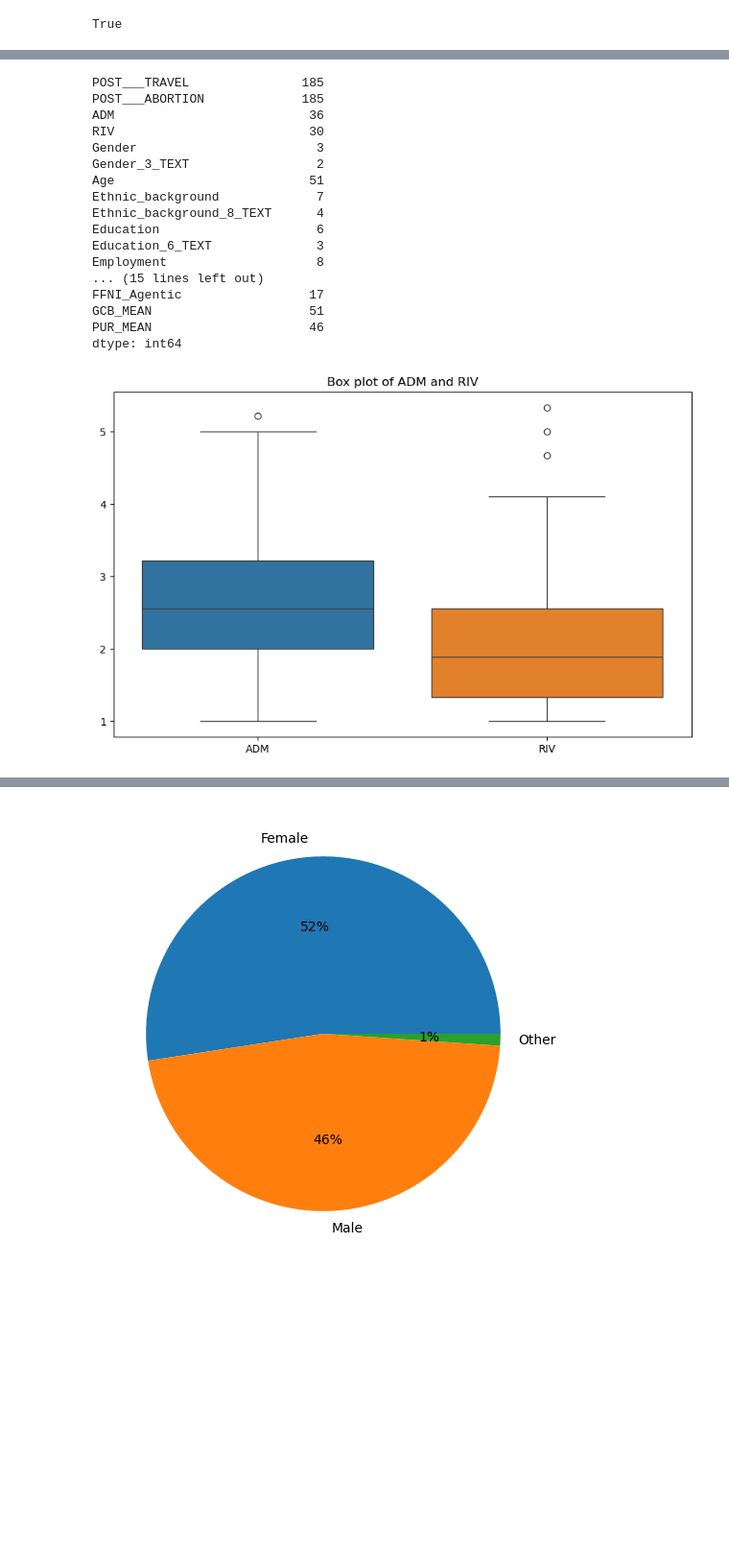
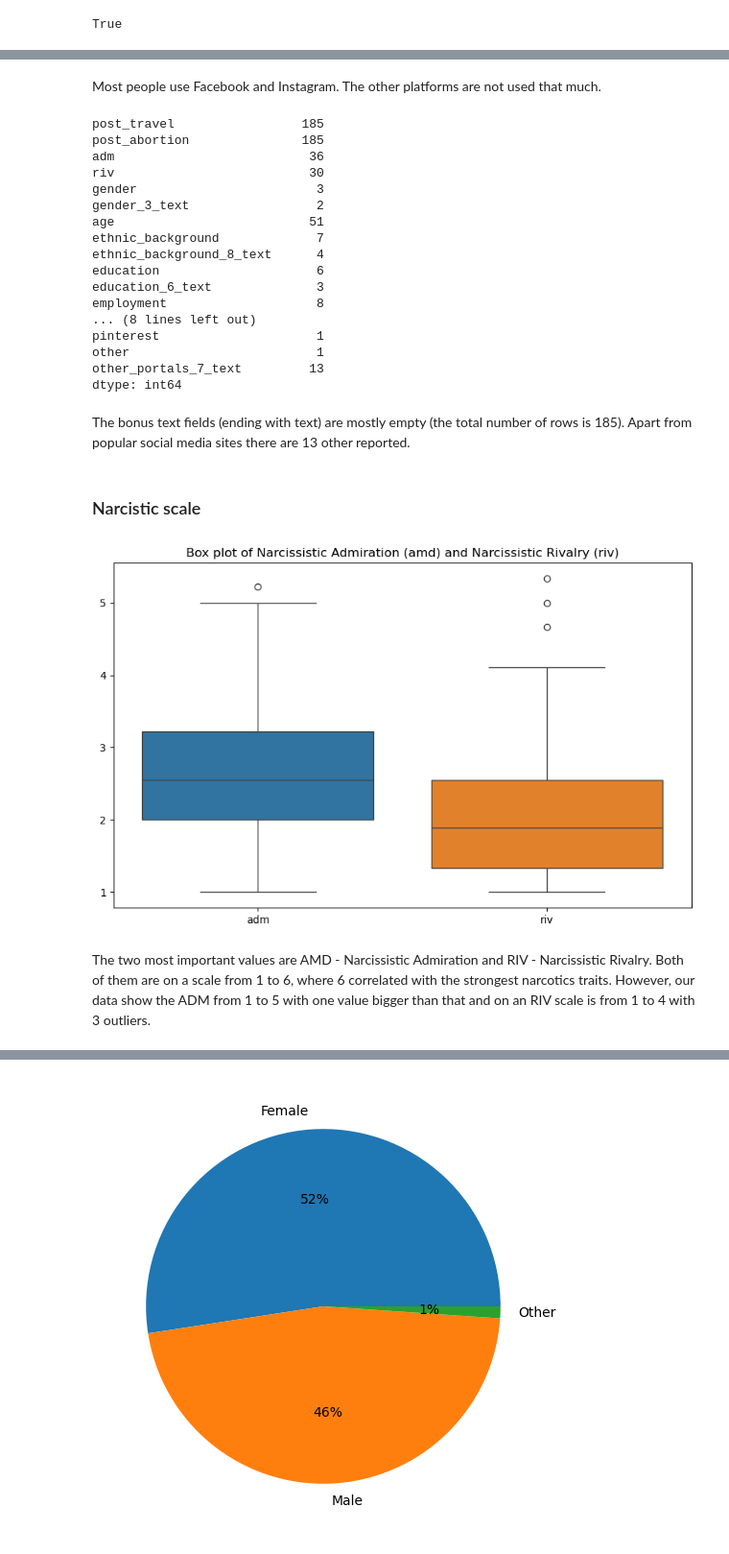
Before and after one commit to jfpio/narcissistic-twitter, a Jupyter notebook: notebooks/exploratory_data_analysis.ipynb, the cells around one changed output, grey strips where cells are left out. Shown: that part at 96% size. Cells and saved outputs as stored; diff of their text form; code cells hidden in the pictures; blank space fills up the shorter version.

```diff
--- a/notebooks/exploratory_data_analysis.ipynb
+++ b/notebooks/exploratory_data_analysis.ipynb
@@ -40,9 +46,7 @@ nltk.download('popular')
 True
 # %%
 # Load the data
-# TODO: Check the pyreadstat library to read directly from .sav file
-# Data path
-data_path = 'data/teach AI 12.12.23.csv'
-data = pd.read_csv(data_path, decimal=',')
+data_path = '../data/processed/processed_data.csv'
+data = pd.read_csv(data_path)
 data.head()
 # %% [output]
@@ -78,6 +59,0 @@ dtype: object
-# %%
-# List of not needed columns to drop:
-columns_to_drop = ['ID','CNI_check','GCB_check_',
-                   'Progress','Finished','Location']
-data.drop(columns=columns_to_drop, inplace=True)
-data.head()
@@ -92,4 +59,0 @@ data.head()
-# %%
-# Change the values #NULL! to np.nan
-data.replace('#NULL!', np.nan, inplace=True)
-data.head(2)
@@ -121,30 +86,39 @@ PUR_MEAN                      0
 dtype: int64
+# %% [markdown]
+Most people use Facebook and Instagram. The other platforms are not used that much.
 # %%
-# Check the number of unique values of each column
+# Check the number of unique values in each column
 data.nunique()
 # %% [output]
-POST___TRAVEL               185
-POST___ABORTION             185
-ADM                          36
-RIV                          30
-Gender                        3
-Gender_3_TEXT                 2
-Age                          51
-Ethnic_background             7
-Ethnic_background_8_TEXT      4
-Education                     6
-Education_6_TEXT              3
-Employment                    8
-... (15 lines left out)
-FFNI_Agentic                 17
-GCB_MEAN                     51
-PUR_MEAN                     46
+post_travel                 185
+post_abortion               185
+adm                          36
+riv                          30
+gender                        3
+gender_3_text                 2
+age                          51
+ethnic_background             7
+ethnic_background_8_text      4
+education                     6
+education_6_text              3
+employment                    8
+... (8 lines left out)
+pinterest                     1
+other                         1
+other_portals_7_text         13
 dtype: int64
+# %% [markdown]
+The bonus text fields (ending with text) are mostly empty (the total number of rows is 185).
+Apart from popular social media sites there are 13 other reported.
+# %% [markdown]
+### Narcistic scale
 # %%
 # plot the box chart of ADM and RIV column
 plt.figure(figsize=(10, 6))
-sns.boxplot(data=data[['ADM', 'RIV']])
-plt.title('Box plot of ADM and RIV')
+sns.boxplot(data=data[['adm', 'riv']])
+plt.title('Box plot of Narcissistic Admiration (amd) and Narcissistic Rivalry (riv)')
 plt.show()
 # %% [output]
-[figure, old version]
+[figure, new version]
+# %% [markdown]
+The two most important values are AMD - Narcissistic Admiration and RIV - Narcissistic Rivalry. Both of them are on a scale from 1 to 6, where 6 correlated with the strongest narcotics traits. However, our data show the ADM from 1 to 5 with one value bigger than that and on an RIV scale is from 1 to 4 with 3 outliers.
```
Also changed, not shown: parts of 57 cells of this notebook, 1 other file.
